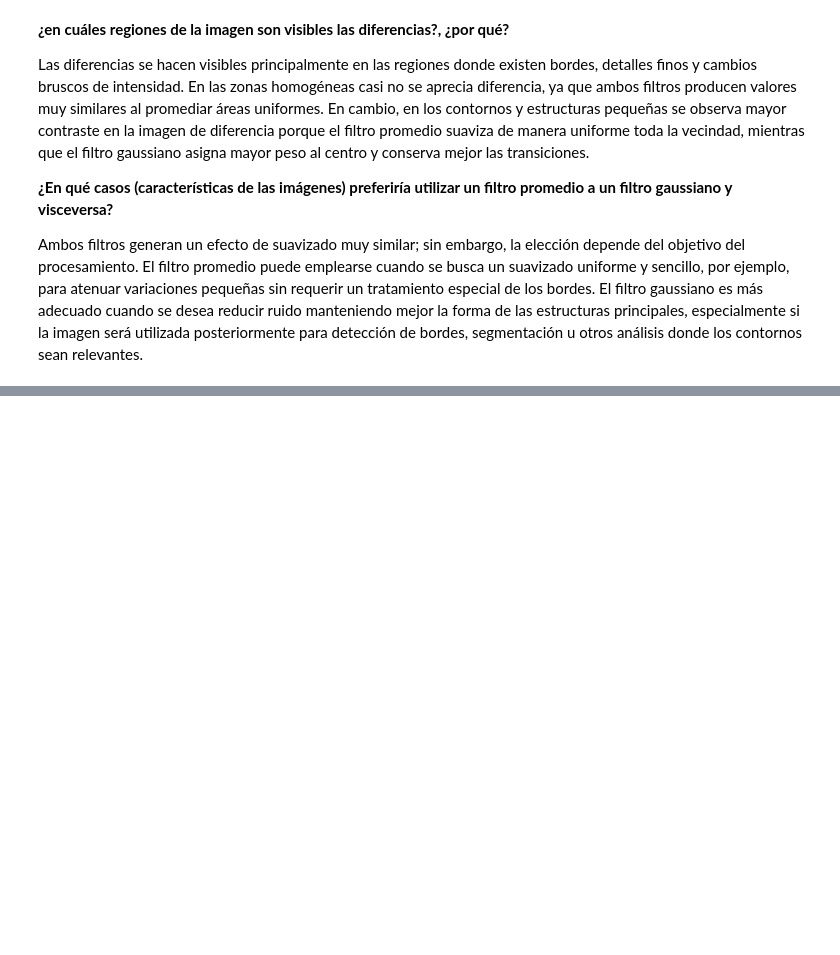
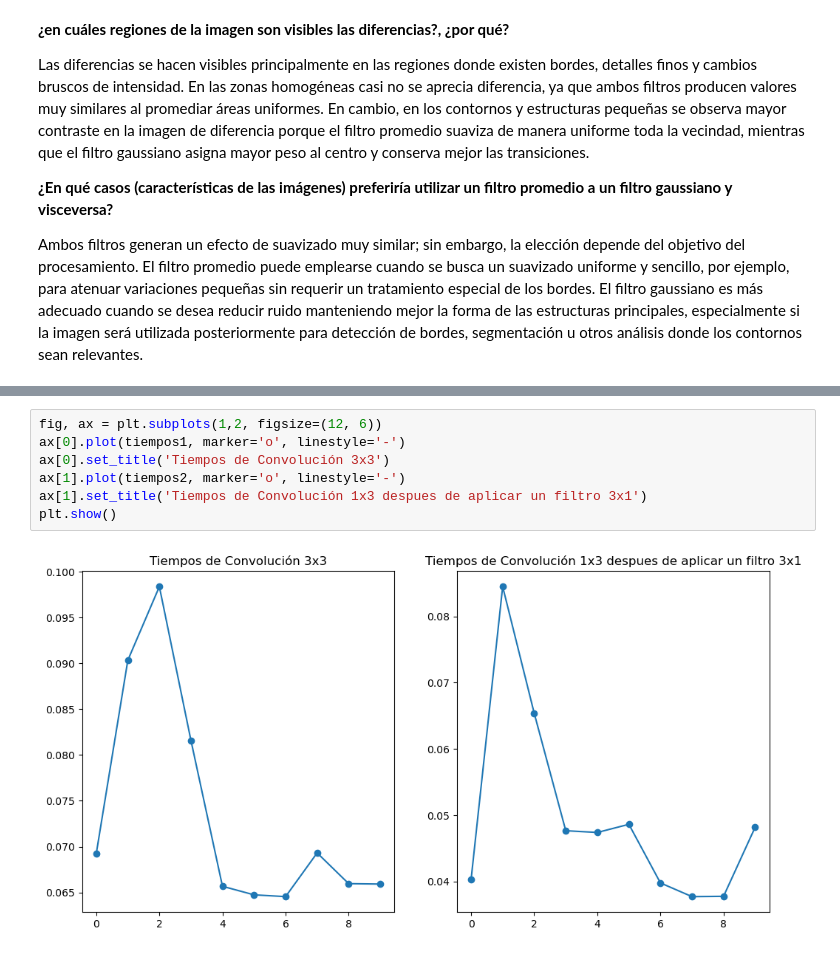
Before and after one commit to ImagenesYVision/Taller5, a Jupyter notebook: Taller5.ipynb, the cells around one changed output, grey strips where cells are left out. Saved outputs shown, nothing was run; the diff lists cells and outputs as text; blank space fills up the shorter version.

```diff
--- a/Taller5.ipynb
+++ b/Taller5.ipynb
@@ -221,0 +295,9 @@ Ambos filtros generan un efecto de suavizado muy similar; sin embargo, la elecci
+# %%
+fig, ax = plt.subplots(1,2, figsize=(12, 6))
+ax[0].plot(tiempos1, marker='o', linestyle='-')
+ax[0].set_title('Tiempos de Convolución 3x3')
+ax[1].plot(tiempos2, marker='o', linestyle='-')
+ax[1].set_title('Tiempos de Convolución 1x3 despues de aplicar un filtro 3x1')
+plt.show()
+# %% [output]
+[figure, added]
```
Also changed, not shown: parts of 16 cells of this notebook.
